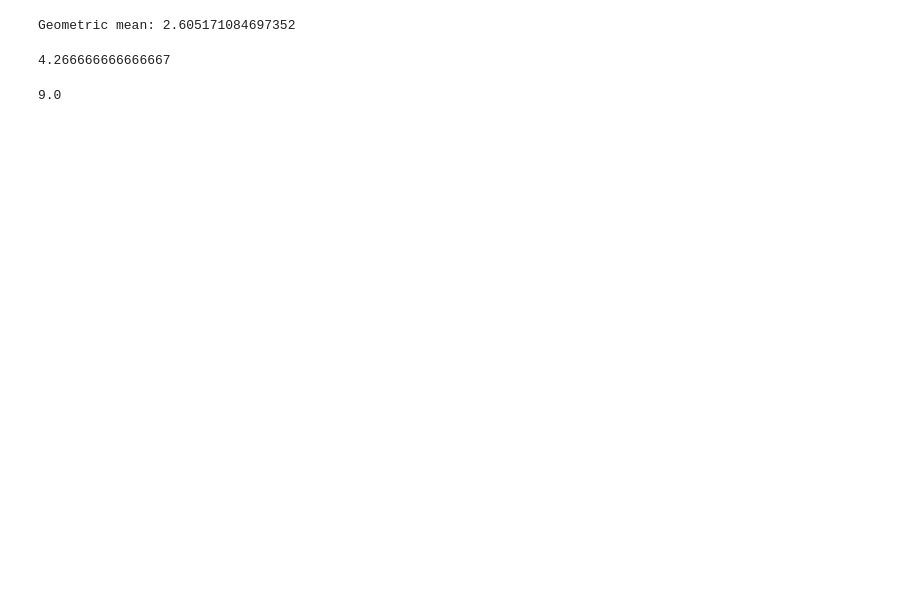
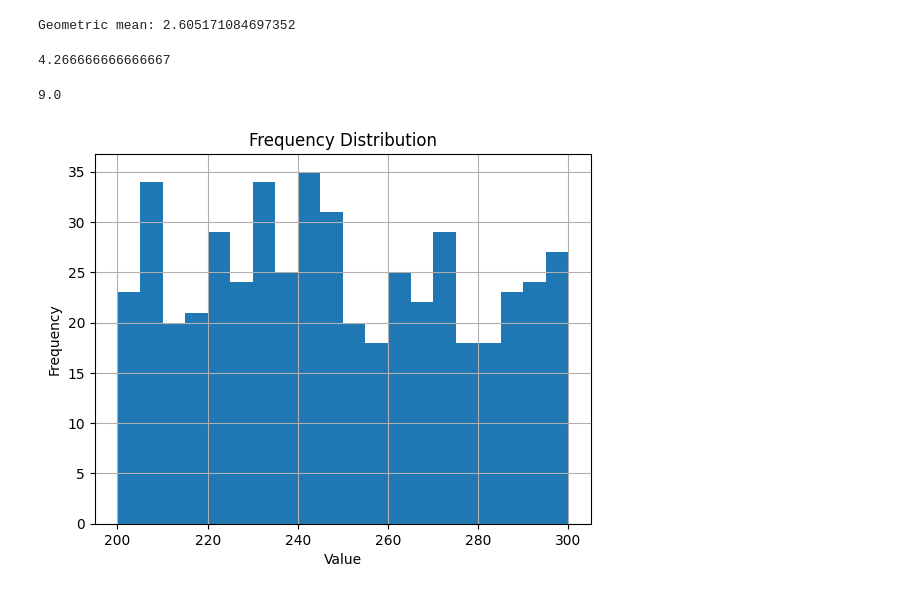
Before and after one commit to omkarpattnaik8080/pwassignment, a Jupyter notebook: Statistics_assignment.ipynb, the cells around one changed output. Cells and saved outputs as stored; diff of their text form; code cells hidden in the pictures; blank space fills up the shorter version.

```diff
--- a/Statistics_assignment.ipynb
+++ b/Statistics_assignment.ipynb
@@ -159,0 +160,14 @@ calculatemidrange(numbers)
+# %%
+import random
+int_list2=[random.randint(200,300) for x in range(500)]
+# %%
+import matplotlib.pyplot as plt
+# Plotting the histogram
+plt.hist(int_list2, bins=20)
+plt.title('Frequency Distribution')
+plt.xlabel('Value')
+plt.ylabel('Frequency')
+plt.grid(True)
+plt.show()
+# %% [output]
+[figure, added]
```
Also changed, not shown: parts of 7 cells of this notebook.
